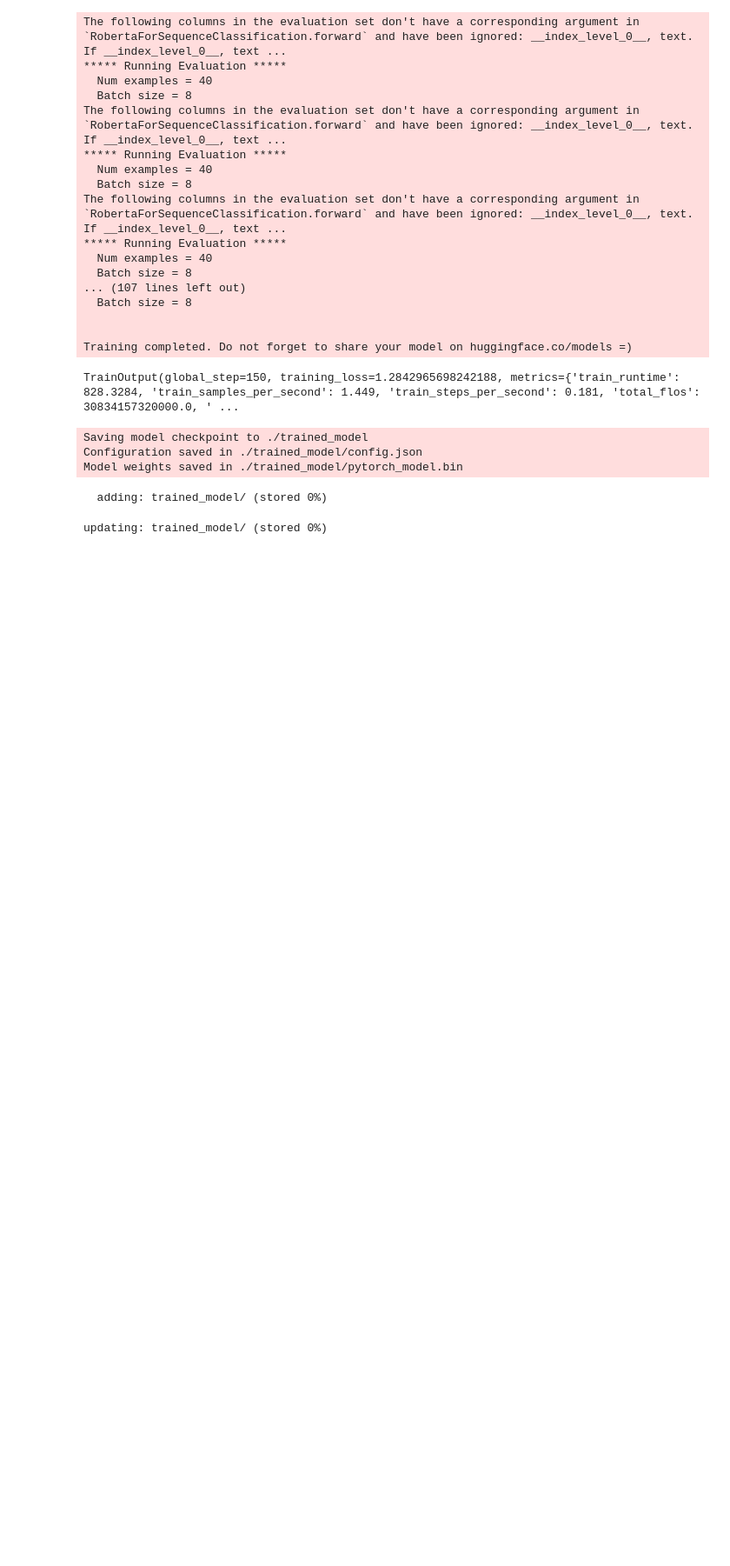
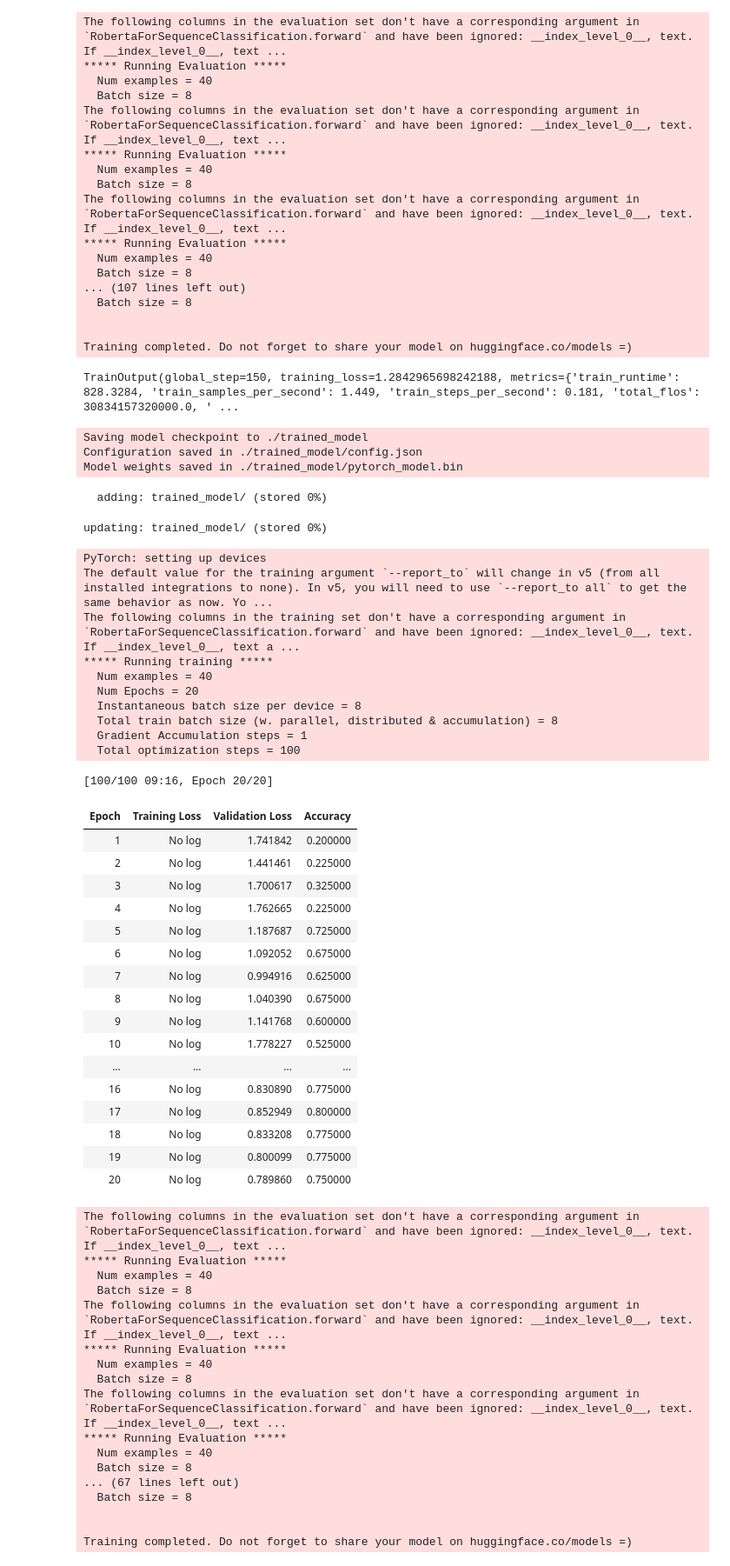
Before and after one commit to yonatanrtt/NER, a Jupyter notebook: Dataset_on_roberta_base.ipynb, the cells around one changed output. Shown at 87% size. Cells and saved outputs as stored; diff of their text form; code cells hidden in the pictures; blank space fills up the shorter version.

```diff
--- a/Dataset_on_roberta_base.ipynb
+++ b/Dataset_on_roberta_base.ipynb
@@ -116,3 +116,63 @@ Model weights saved in ./trained_model/pytorch_model.bin
 !zip trained_model.zip trained_model
 # %% [output]
 updating: trained_model/ (stored 0%)
+# %%
+from transformers import TrainingArguments, Trainer
+
+training_args = TrainingArguments(output_dir="./test_trainer", evaluation_strategy="epoch", num_train_epochs=20,learning_rate=5e-05)
+
+trainer = Trainer(
+    model=model,
+    args=training_args,
+    train_dataset=train_dataset,
+    eval_dataset=test_dataset,
+    compute_metrics=compute_metrics,
+)
+
+trainer.train()
+# %% [output]
+PyTorch: setting up devices
+The default value for the training argument `--report_to` will change in v5 (from all installed integrations to none). In v5, you will need to use `--report_to all` to get the same behavior as now. Yo ...
+The following columns in the training set don't have a corresponding argument in `RobertaForSequenceClassification.forward` and have been ignored: __index_level_0__, text. If __index_level_0__, text a ...
+***** Running training *****
+  Num examples = 40
+  Num Epochs = 20
+  Instantaneous batch size per device = 8
+  Total train batch size (w. parallel, distributed & accumulation) = 8
+  Gradient Accumulation steps = 1
+  Total optimization steps = 100
+[100/100 09:16, Epoch 20/20]
+| Epoch | Training Loss | Validation Loss | Accuracy |
+| 1 | No log | 1.741842 | 0.200000 |
+| 2 | No log | 1.441461 | 0.225000 |
+| 3 | No log | 1.700617 | 0.325000 |
+| 4 | No log | 1.762665 | 0.225000 |
+| 5 | No log | 1.187687 | 0.725000 |
+| 6 | No log | 1.092052 | 0.675000 |
+| 7 | No log | 0.994916 | 0.625000 |
+| 8 | No log | 1.040390 | 0.675000 |
+| 9 | No log | 1.141768 | 0.600000 |
+| 10 | No log | 1.778227 | 0.525000 |
+| ... | ... | ... | ... |
+| 16 | No log | 0.830890 | 0.775000 |
+| 17 | No log | 0.852949 | 0.800000 |
+| 18 | No log | 0.833208 | 0.775000 |
+| 19 | No log | 0.800099 | 0.775000 |
+| 20 | No log | 0.789860 | 0.750000 |
+The following columns in the evaluation set don't have a corresponding argument in `RobertaForSequenceClassification.forward` and have been ignored: __index_level_0__, text. If __index_level_0__, text ...
+***** Running Evaluation *****
+  Num examples = 40
+  Batch size = 8
+The following columns in the evaluation set don't have a corresponding argument in `RobertaForSequenceClassification.forward` and have been ignored: __index_level_0__, text. If __index_level_0__, text ...
+***** Running Evaluation *****
+  Num examples = 40
+  Batch size = 8
+The following columns in the evaluation set don't have a corresponding argument in `RobertaForSequenceClassification.forward` and have been ignored: __index_level_0__, text. If __index_level_0__, text ...
+***** Running Evaluation *****
+  Num examples = 40
+  Batch size = 8
+... (67 lines left out)
+  Batch size = 8
+
+
+Training completed. Do not forget to share your model on huggingface.co/models =)
```
Also changed, not shown: parts of 2 cells of this notebook.
